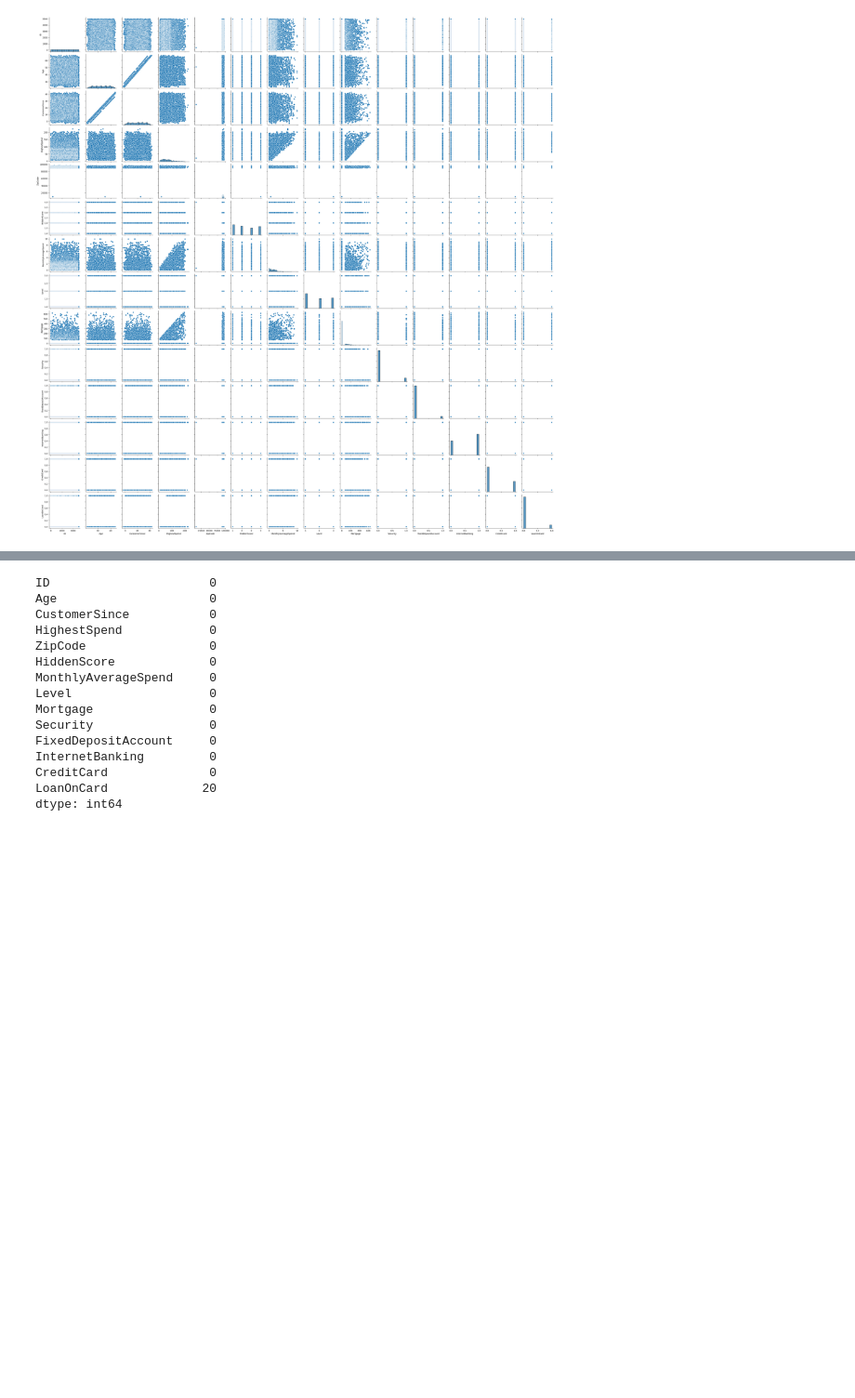
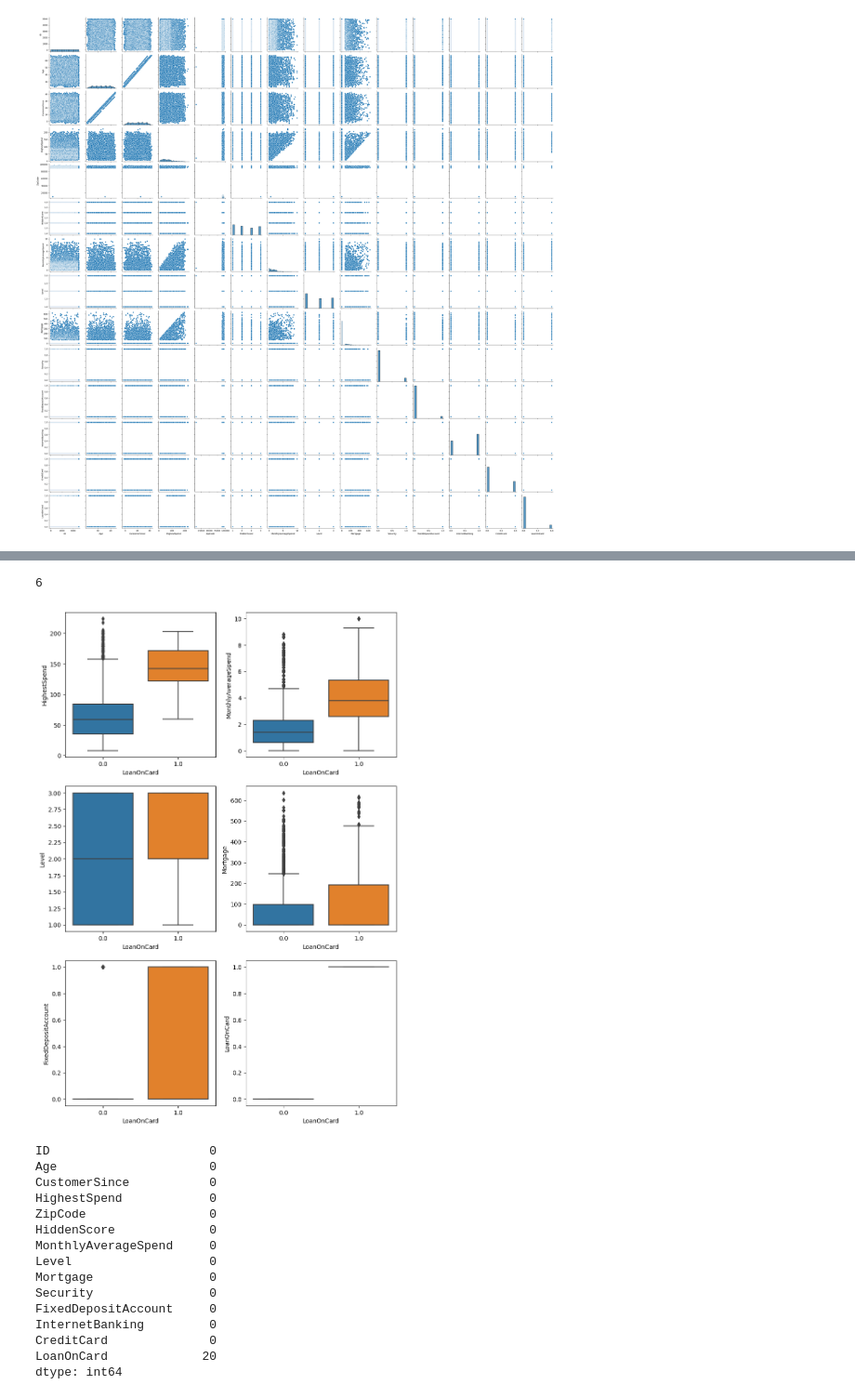
Before and after one commit to romulan-overlord/MDSC-106, a Jupyter notebook: Task 2/task_2.ipynb, the cells around one changed output, grey strips where cells are left out. Shown at 93% size. Cells and saved outputs as stored; diff of their text form; code cells hidden in the pictures; blank space fills up the shorter version.

```diff
--- a/Task 2/task_2.ipynb
+++ b/Task 2/task_2.ipynb
@@ -146,3 +166,19 @@ sns.jointplot(df)
+# %%
+Loan_Corrs = df.corr().LoanOnCard
+Loan_Corrs = [corr for corr in Loan_Corrs.items() if np.abs(corr[1]) > 0.1]
+print(len(Loan_Corrs))
+# %% [output]
+6
+# %%
+fig, axes = plt.subplots(3,2,figsize=(10,15))
+i = 0
+for row in range(3):
+    for col in range(2):
+        sns.boxplot(df, x='LoanOnCard', y=Loan_Corrs[i][0], ax=axes[row,col])
+        i += 1
+plt.show()
+# %% [output]
+[figure, added]
 # %%
 null_count = df.isna().sum()
 null_count
```
Also changed, not shown: parts of 4 cells of this notebook.
